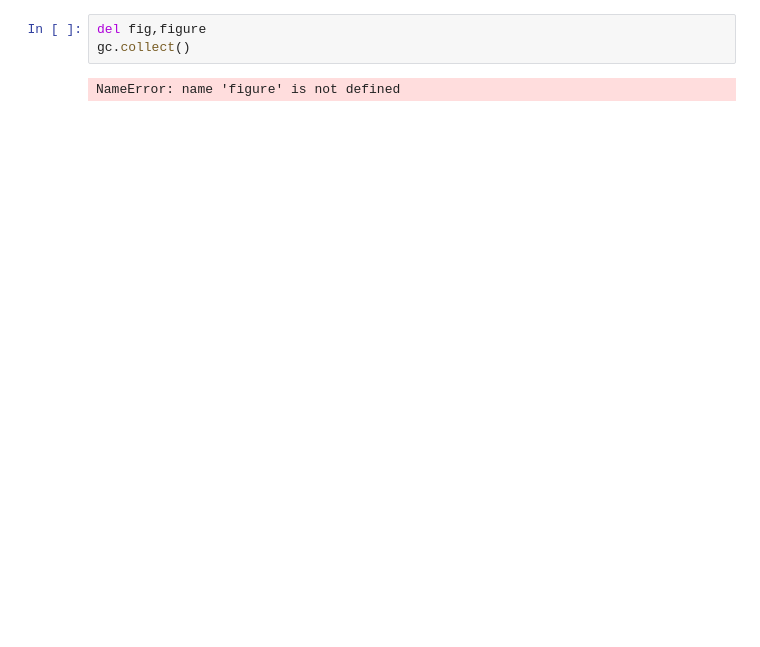
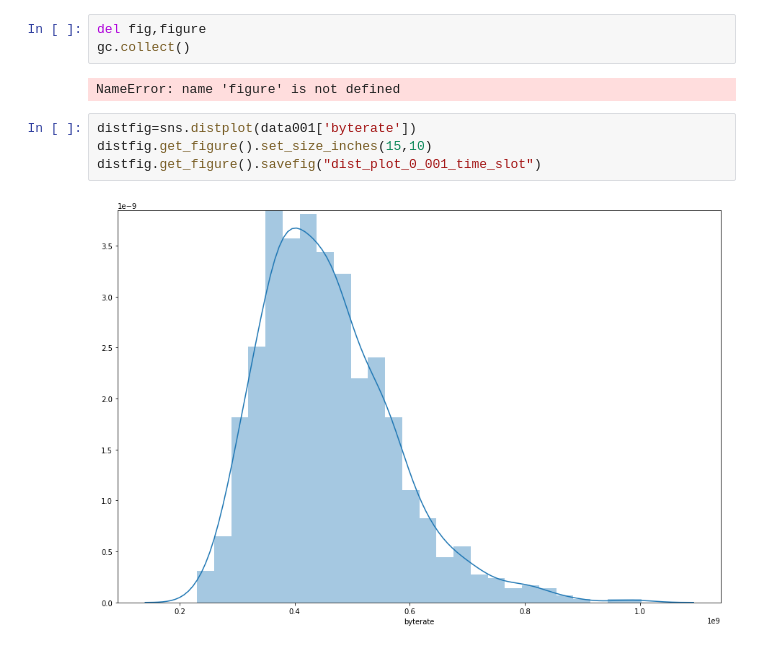
Before and after one commit to zijun726911/Traffic-Simulation, a Jupyter notebook: script/main.ipynb, the cells around one changed output. Cells and saved outputs as stored; diff of their text form; blank space fills up the shorter version.

```diff
--- a/script/main.ipynb
+++ b/script/main.ipynb
@@ -105,3 +81,9 @@ del fig,figure
 gc.collect()
 # %% [output]
 NameError: name 'figure' is not defined
+# %%
+distfig=sns.distplot(data001['byterate'])
+distfig.get_figure().set_size_inches(15,10)
+distfig.get_figure().savefig("dist_plot_0_001_time_slot")
+# %% [output]
+[figure, added]
```
Also changed, not shown: parts of 10 cells of this notebook, 2 other files.
